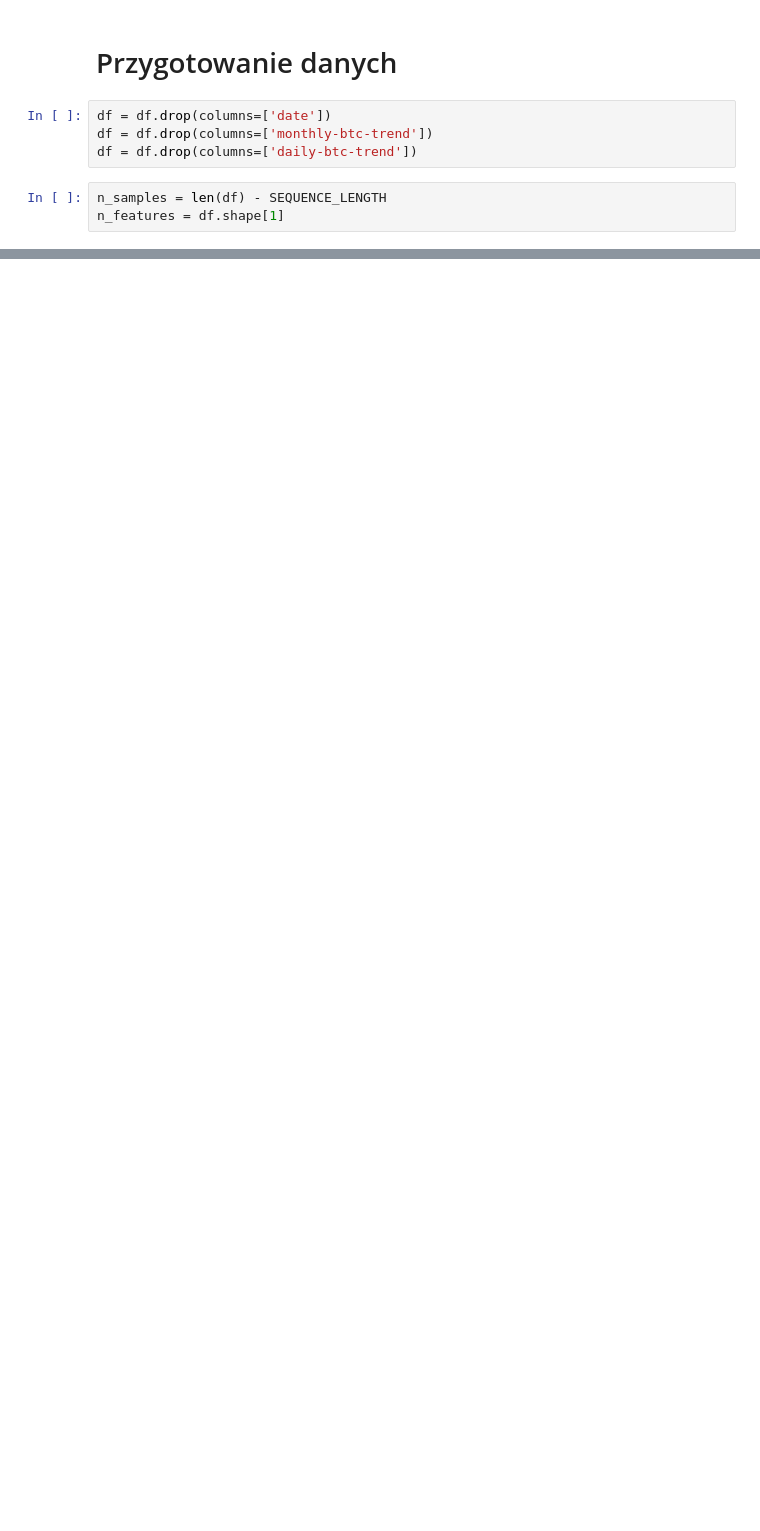
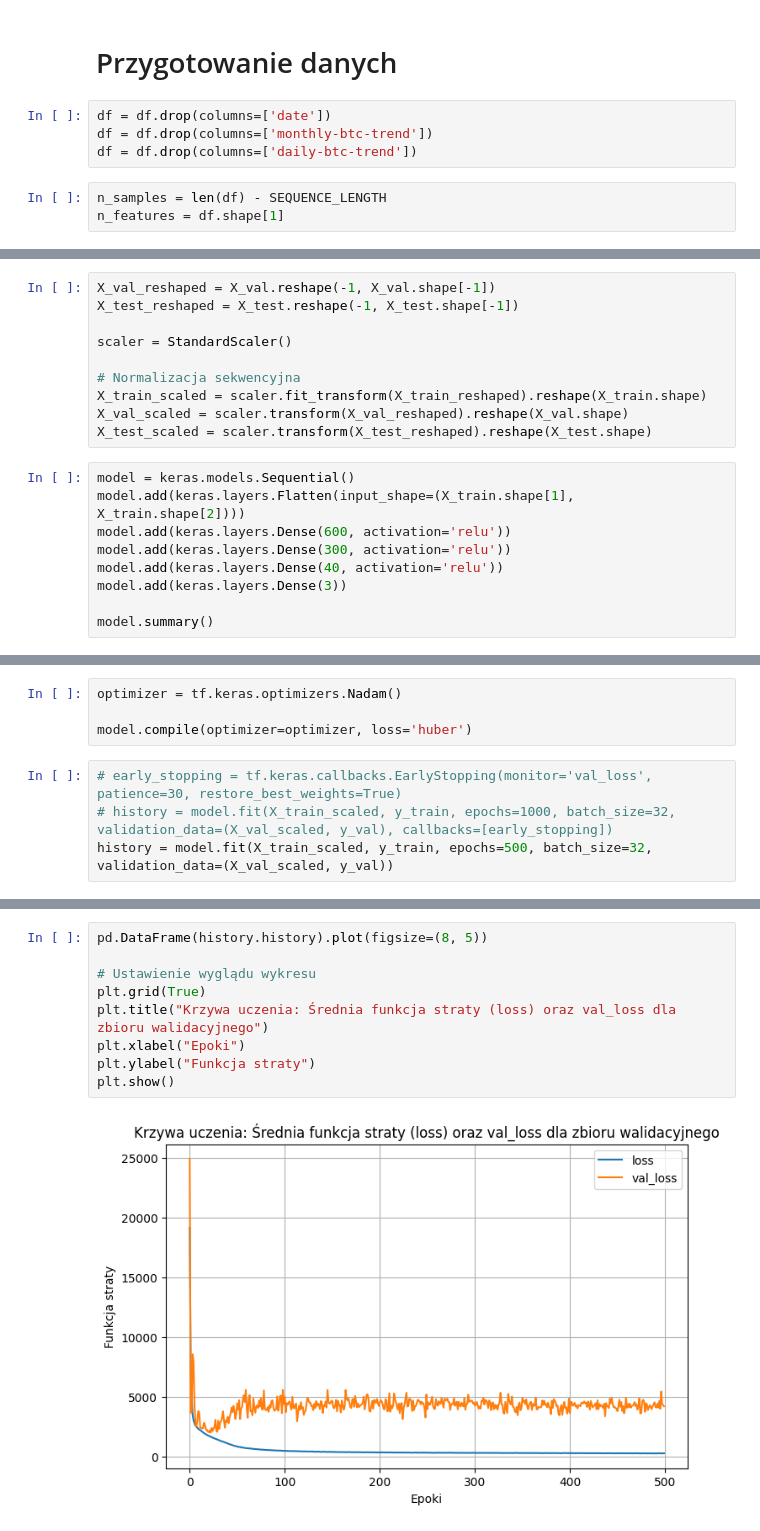
Before and after one commit to piotrczech/mathematical-modeling-in-cryptocurrency-market-forecasting, a Jupyter notebook: main.ipynb, the cells around one changed output, grey strips where cells are left out. Drawn from its saved outputs; the diff is of its cells as text; blank space fills up the shorter version.

Commit message:
feat: basic model with random hyperparametr that visualise prediction

```diff
--- a/main.ipynb
+++ b/main.ipynb
@@ -96,0 +104,19 @@ Test:       X=(524, 30, 13),  y=(524, 2)
+# %%
+X_val_reshaped = X_val.reshape(-1, X_val.shape[-1])
+X_test_reshaped = X_test.reshape(-1, X_test.shape[-1])
+
+scaler = StandardScaler()
+
+# Normalizacja sekwencyjna
+X_train_scaled = scaler.fit_transform(X_train_reshaped).reshape(X_train.shape)
+X_val_scaled = scaler.transform(X_val_reshaped).reshape(X_val.shape)
+X_test_scaled = scaler.transform(X_test_reshaped).reshape(X_test.shape)
+# %%
+model = keras.models.Sequential()
+model.add(keras.layers.Flatten(input_shape=(X_train.shape[1], X_train.shape[2])))
+model.add(keras.layers.Dense(600, activation='relu'))
+model.add(keras.layers.Dense(300, activation='relu'))
+model.add(keras.layers.Dense(40, activation='relu'))
+model.add(keras.layers.Dense(3))
+
+model.summary()
@@ -96,0 +149,8 @@ Test:       X=(524, 30, 13),  y=(524, 2)
+# %%
+optimizer = tf.keras.optimizers.Nadam()
+
+model.compile(optimizer=optimizer, loss='huber')
+# %%
+# early_stopping = tf.keras.callbacks.EarlyStopping(monitor='val_loss', patience=30, restore_best_weights=True)
+# history = model.fit(X_train_scaled, y_train, epochs=1000, batch_size=32, validation_data=(X_val_scaled, y_val), callbacks=[early_stopping])
+history = model.fit(X_train_scaled, y_train, epochs=500, batch_size=32, validation_data=(X_val_scaled, y_val))
@@ -96,0 +181,11 @@ Test:       X=(524, 30, 13),  y=(524, 2)
+# %%
+pd.DataFrame(history.history).plot(figsize=(8, 5))
+
+# Ustawienie wyglądu wykresu
+plt.grid(True)
+plt.title("Krzywa uczenia: Średnia funkcja straty (loss) oraz val_loss dla zbioru walidacyjnego")
+plt.xlabel("Epoki")
+plt.ylabel("Funkcja straty")
+plt.show()
+# %% [output]
+[figure, added]
```
Also changed, not shown: parts of 12 cells of this notebook.
